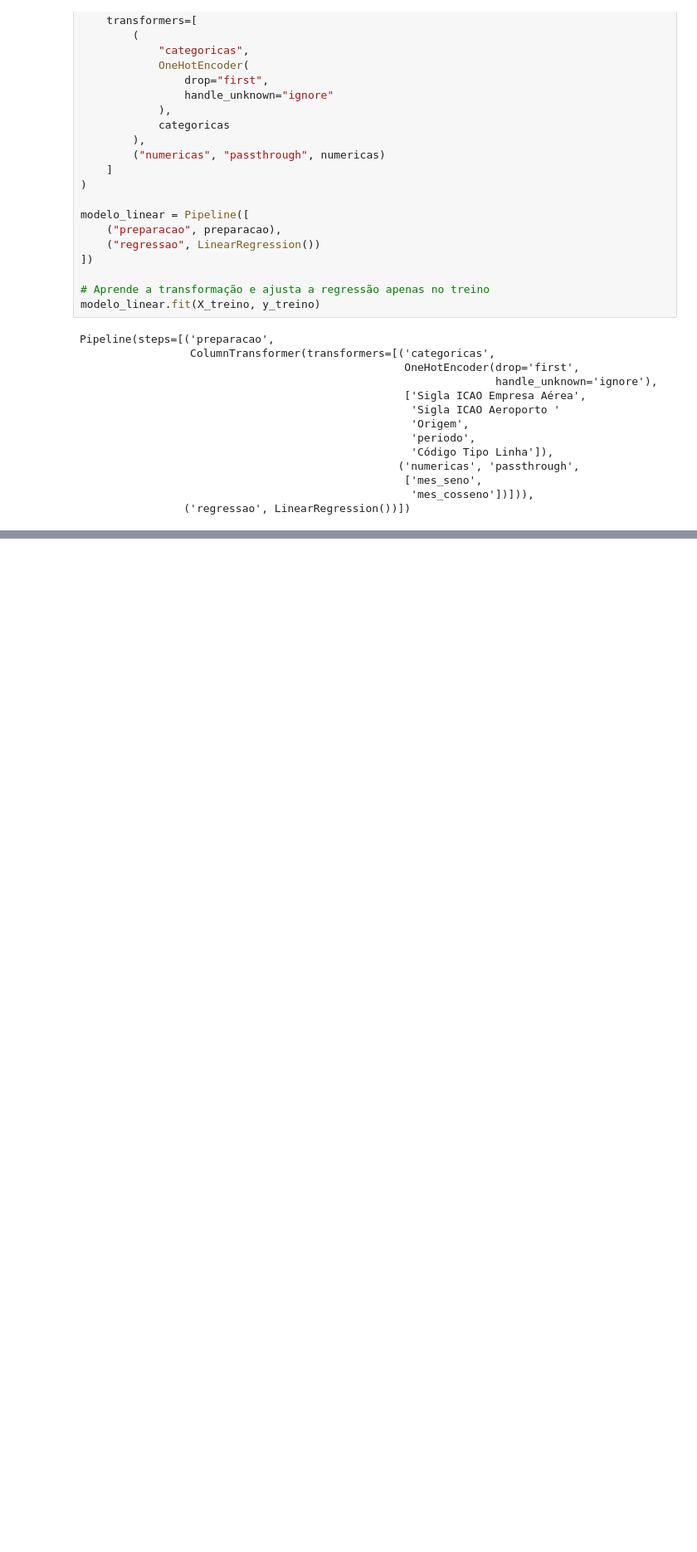
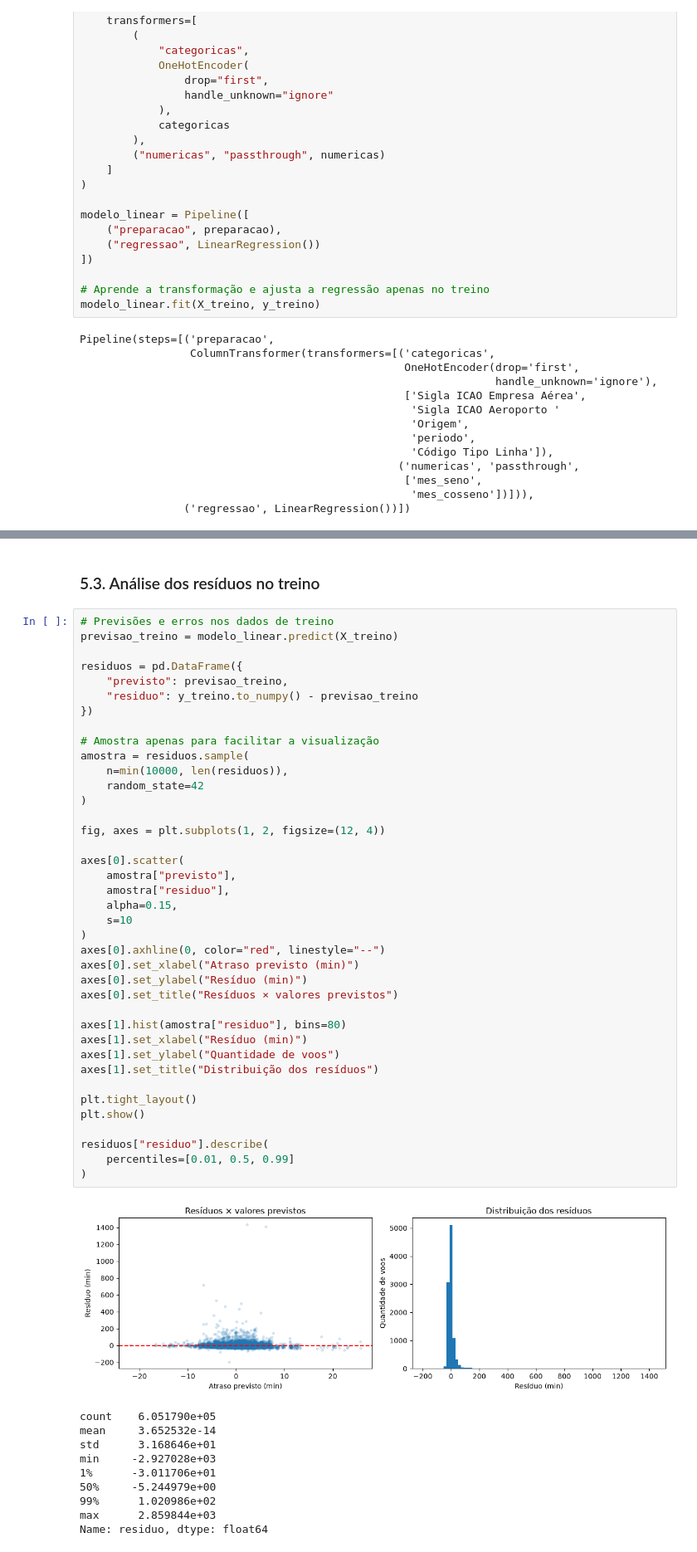
Before and after one commit to Matex0406/Projeto_2_CB, a Jupyter notebook: Projeto_2_CB.ipynb, the cells around one changed output, grey strips where cells are left out. Shown at 83% size. Drawn from its saved outputs; the diff is of its cells as text; blank space fills up the shorter version.

```diff
--- a/Projeto_2_CB.ipynb
+++ b/Projeto_2_CB.ipynb
@@ -574,0 +596,52 @@ Note: you may need to restart the kernel to use updated packages.
+# %% [markdown]
+### 5.3. Análise dos resíduos no treino
+# %%
+# Previsões e erros nos dados de treino
+previsao_treino = modelo_linear.predict(X_treino)
+
+residuos = pd.DataFrame({
+    "previsto": previsao_treino,
+    "residuo": y_treino.to_numpy() - previsao_treino
+})
+
+# Amostra apenas para facilitar a visualização
+amostra = residuos.sample(
+    n=min(10000, len(residuos)),
+    random_state=42
+)
+
+fig, axes = plt.subplots(1, 2, figsize=(12, 4))
+
+axes[0].scatter(
+    amostra["previsto"],
+    amostra["residuo"],
+    alpha=0.15,
+    s=10
+)
+axes[0].axhline(0, color="red", linestyle="--")
+axes[0].set_xlabel("Atraso previsto (min)")
+axes[0].set_ylabel("Resíduo (min)")
+axes[0].set_title("Resíduos × valores previstos")
+
+axes[1].hist(amostra["residuo"], bins=80)
+axes[1].set_xlabel("Resíduo (min)")
+axes[1].set_ylabel("Quantidade de voos")
+axes[1].set_title("Distribuição dos resíduos")
+
+plt.tight_layout()
+plt.show()
+
+residuos["residuo"].describe(
+    percentiles=[0.01, 0.5, 0.99]
+)
+# %% [output]
+[figure, added]
+count    6.051790e+05
+mean     3.652532e-14
+std      3.168646e+01
+min     -2.927028e+03
+1%      -3.011706e+01
+50%     -5.244979e+00
+99%      1.020986e+02
+max      2.859844e+03
+Name: residuo, dtype: float64
```
Also changed, not shown: parts of 16 cells of this notebook.
